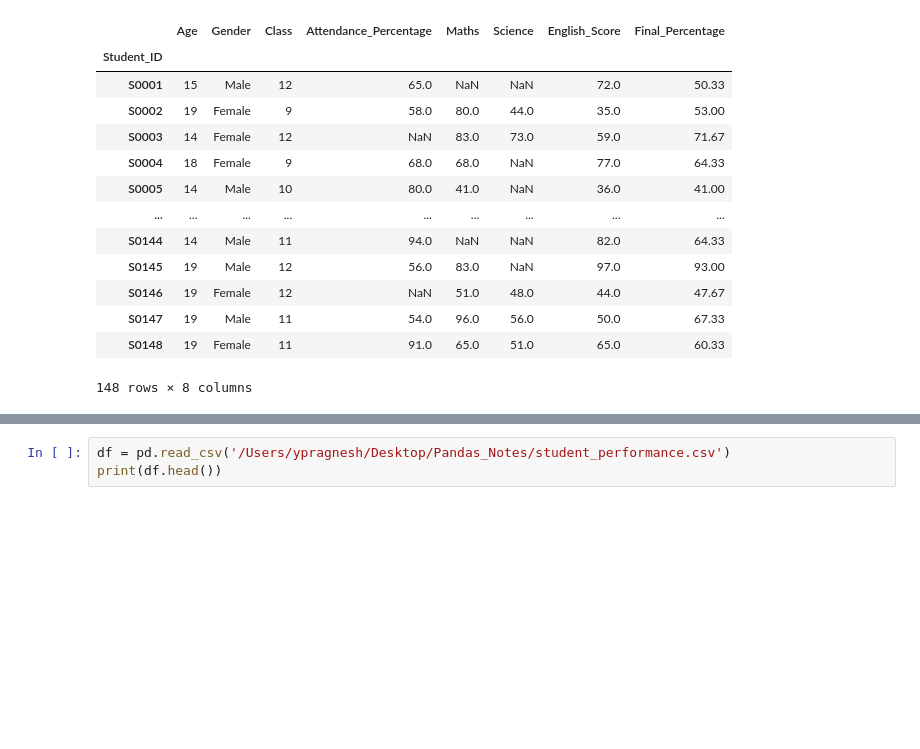
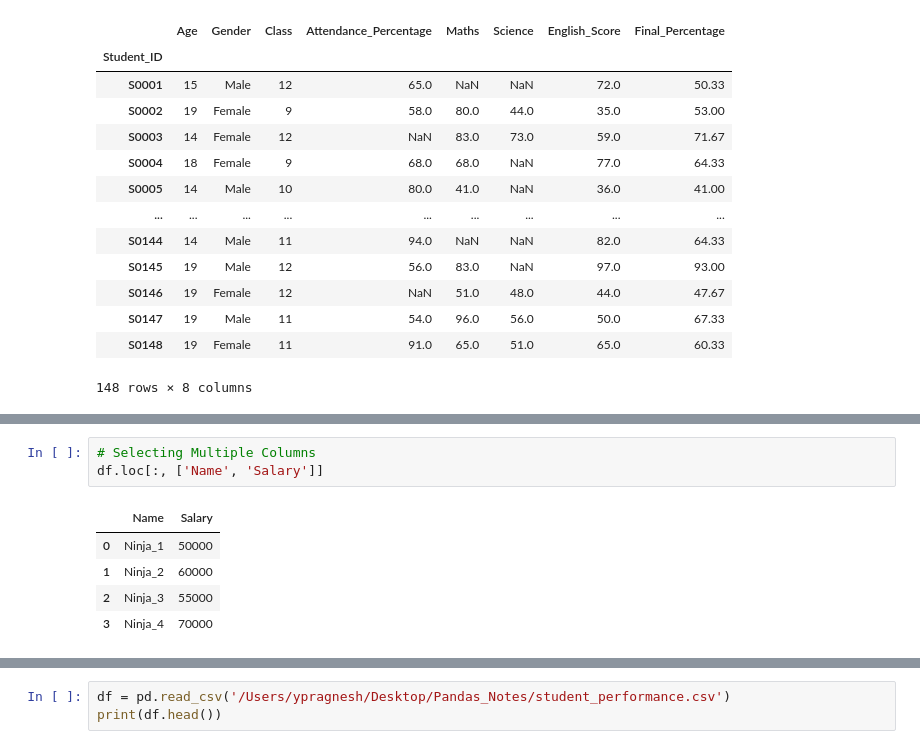
Before and after one commit to Pragnesh-10/Pandas_Notes, a Jupyter notebook: 06.ipynb, the cells around one changed output, grey strips where cells are left out. Saved outputs shown, nothing was run; the diff lists cells and outputs as text; blank space fills up the shorter version.

```diff
--- a/06.ipynb
+++ b/06.ipynb
@@ -130,0 +164,9 @@ iloc is used selection rows and columns based on integer position of them
+# %%
+# Selecting Multiple Columns
+df.loc[:, ['Name', 'Salary']]
+# %% [output]
+|  | Name | Salary |
+| 0 | Ninja_1 | 50000 |
+| 1 | Ninja_2 | 60000 |
+| 2 | Ninja_3 | 55000 |
+| 3 | Ninja_4 | 70000 |
```
Also changed, not shown: parts of 17 cells of this notebook.
